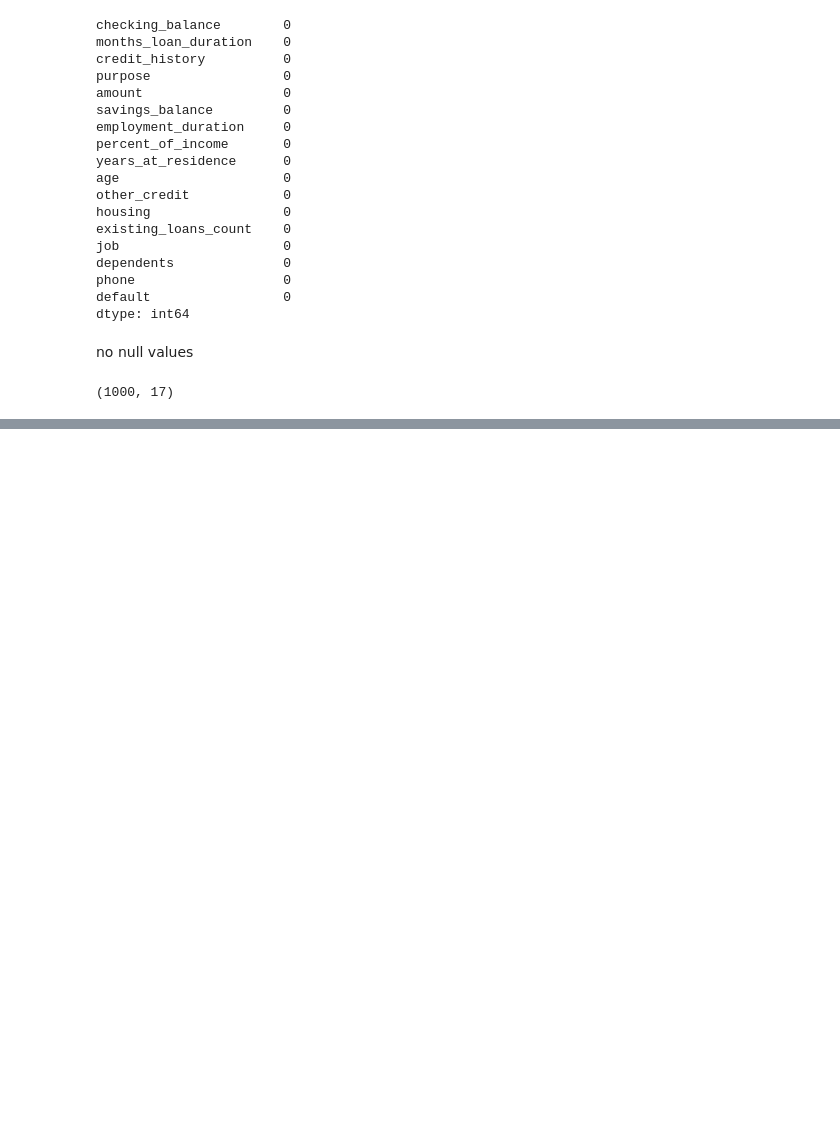
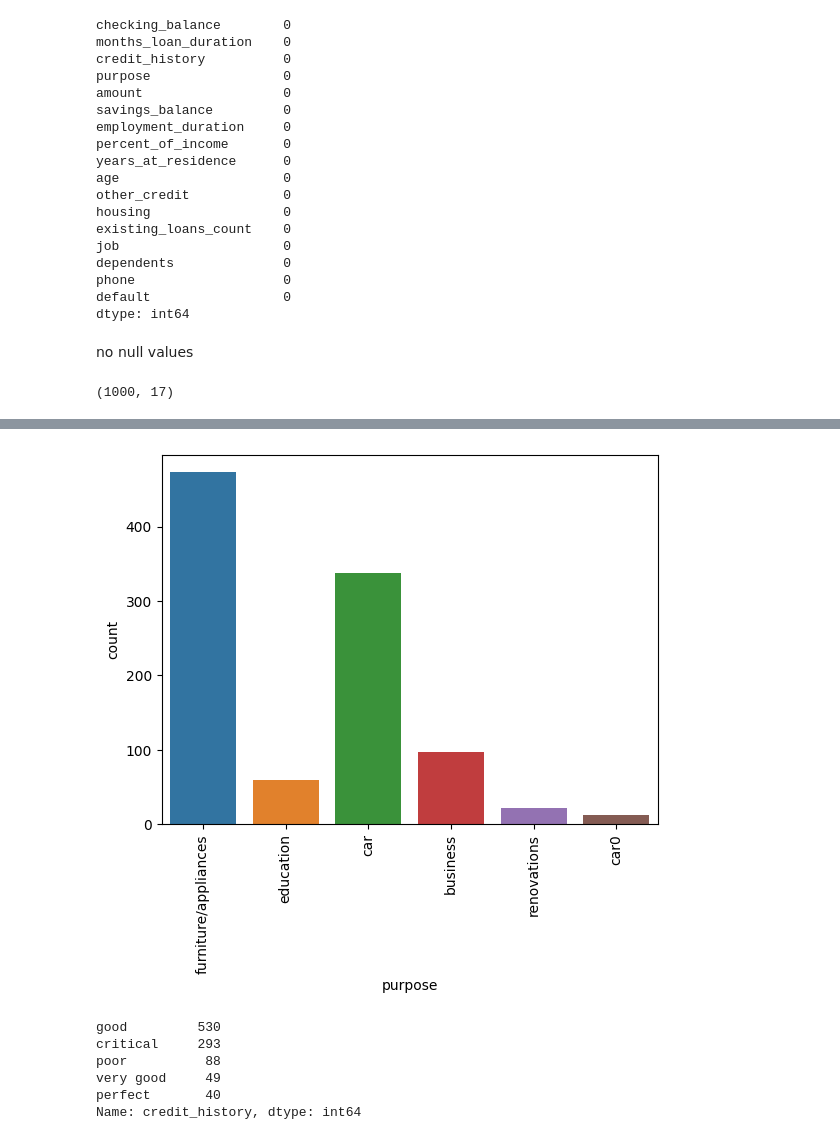
Before and after one commit to vanshikagoyal6396/MLCOE_TASK_, a Jupyter notebook: ClassificationTask.ipynb, the cells around one changed output, grey strips where cells are left out. Saved outputs shown, nothing was run; the diff lists cells and outputs as text; code cells hidden in the pictures; blank space fills up the shorter version.

```diff
--- a/ClassificationTask.ipynb
+++ b/ClassificationTask.ipynb
@@ -103,0 +121,16 @@ df.describe()
+# %%
+sns.countplot(x='purpose',data=df)
+plt.xticks(rotation=90)
+plt.show()
+# %% [output]
+[figure, added]
+# %%
+v2=df['credit_history'].value_counts()
+v2
+# %% [output]
+good         530
+critical     293
+poor          88
+very good     49
+perfect       40
+Name: credit_history, dtype: int64
```
Also changed, not shown: parts of 16 cells of this notebook.
